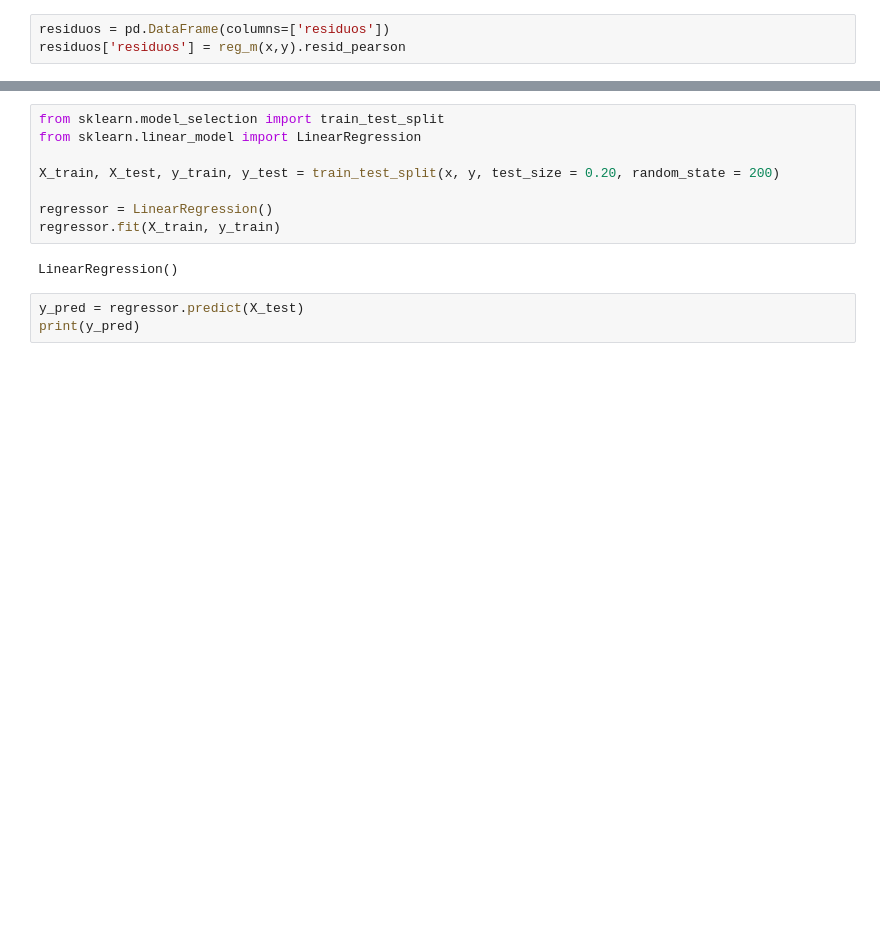
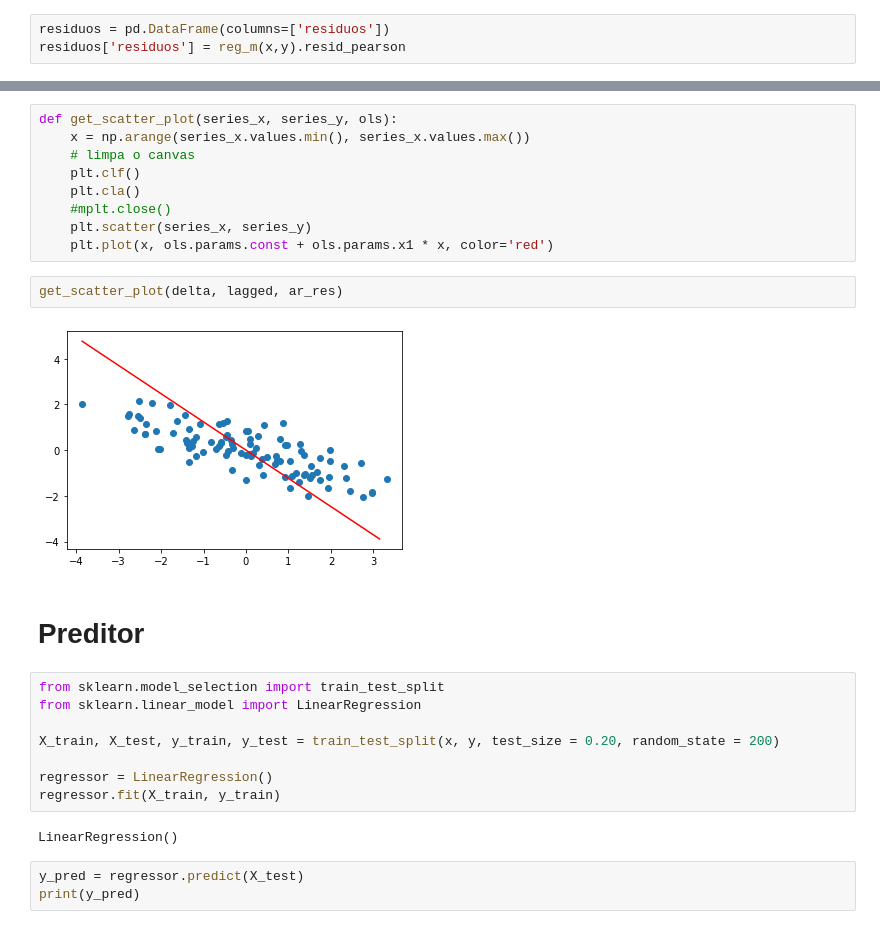
Before and after one commit to MaikeRM/itau_quantamental, a Jupyter notebook: start.ipynb, the cells around one changed output, grey strips where cells are left out. Cells and saved outputs as stored; diff of their text form; blank space fills up the shorter version.

```diff
--- a/start.ipynb
+++ b/start.ipynb
@@ -123,3 +140,18 @@ plt.axhline(y=-1.5)
+# %%
+def get_scatter_plot(series_x, series_y, ols):
+    x = np.arange(series_x.values.min(), series_x.values.max())
+    # limpa o canvas
+    plt.clf()
+    plt.cla()
+    #mplt.close()
+    plt.scatter(series_x, series_y)
+    plt.plot(x, ols.params.const + ols.params.x1 * x, color='red')
+# %%
+get_scatter_plot(delta, lagged, ar_res)
+# %% [output]
+[figure, added]
+# %% [markdown]
+# Preditor
 # %%
 from sklearn.model_selection import train_test_split
 from sklearn.linear_model import LinearRegression
```
Also changed, not shown: parts of 16 cells of this notebook.
